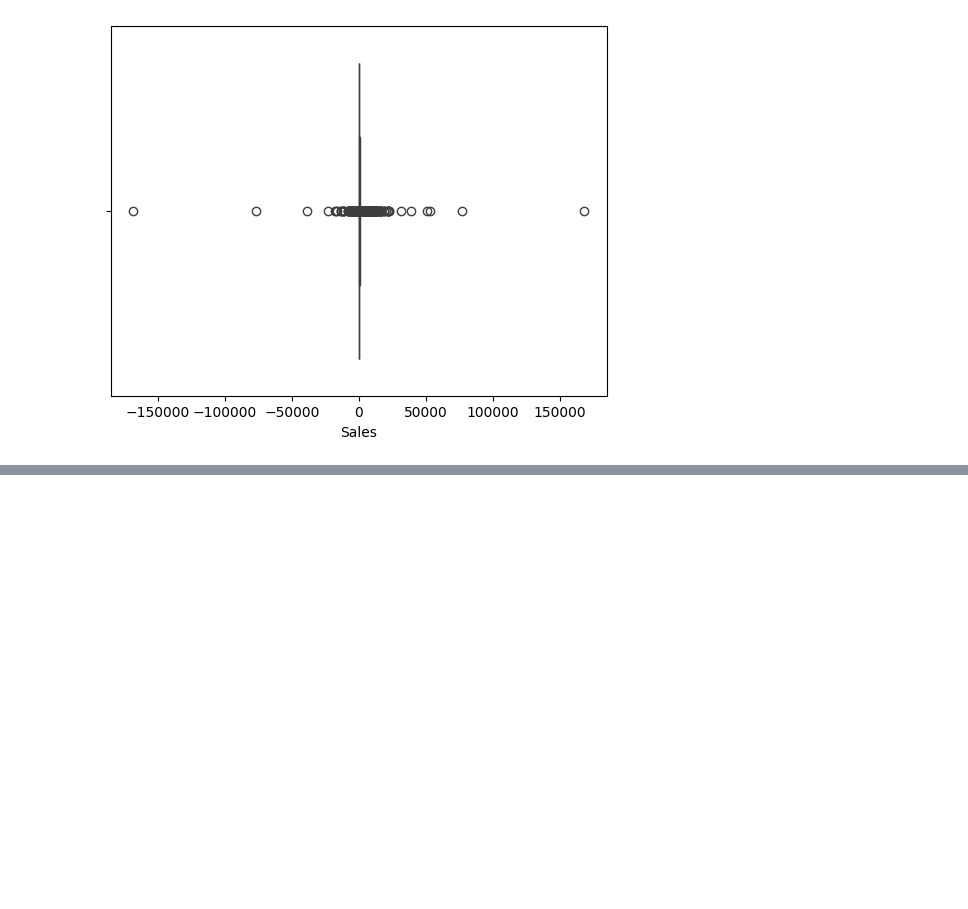
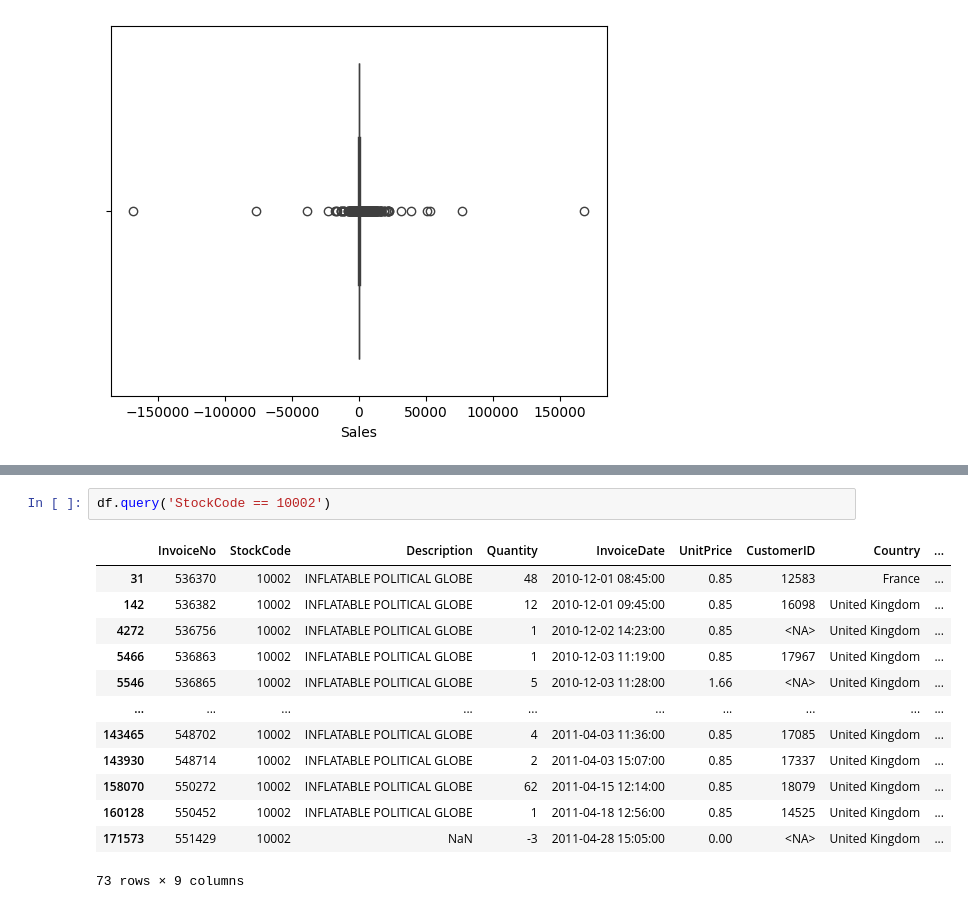
Before and after one commit to paulinaromanczuk/BD_AWDP_S1, a Jupyter notebook: online_retail_EDA.ipynb, the cells around one changed output, grey strips where cells are left out. Cells and saved outputs as stored; diff of their text form; blank space fills up the shorter version.

```diff
--- a/online_retail_EDA.ipynb
+++ b/online_retail_EDA.ipynb
@@ -151,0 +347,16 @@ plt.show()
+# %%
+df.query('StockCode == 10002')
+# %% [output]
+|  | InvoiceNo | StockCode | Description | Quantity | InvoiceDate | UnitPrice | CustomerID | Country | ... |
+| 31 | 536370 | 10002 | INFLATABLE POLITICAL GLOBE | 48 | 2010-12-01 08:45:00 | 0.85 | 12583 | France | ... |
+| 142 | 536382 | 10002 | INFLATABLE POLITICAL GLOBE | 12 | 2010-12-01 09:45:00 | 0.85 | 16098 | United Kingdom | ... |
+| 4272 | 536756 | 10002 | INFLATABLE POLITICAL GLOBE | 1 | 2010-12-02 14:23:00 | 0.85 | <NA> | United Kingdom | ... |
+| 5466 | 536863 | 10002 | INFLATABLE POLITICAL GLOBE | 1 | 2010-12-03 11:19:00 | 0.85 | 17967 | United Kingdom | ... |
+| 5546 | 536865 | 10002 | INFLATABLE POLITICAL GLOBE | 5 | 2010-12-03 11:28:00 | 1.66 | <NA> | United Kingdom | ... |
+| ... | ... | ... | ... | ... | ... | ... | ... | ... | ... |
+| 143465 | 548702 | 10002 | INFLATABLE POLITICAL GLOBE | 4 | 2011-04-03 11:36:00 | 0.85 | 17085 | United Kingdom | ... |
+| 143930 | 548714 | 10002 | INFLATABLE POLITICAL GLOBE | 2 | 2011-04-03 15:07:00 | 0.85 | 17337 | United Kingdom | ... |
+| 158070 | 550272 | 10002 | INFLATABLE POLITICAL GLOBE | 62 | 2011-04-15 12:14:00 | 0.85 | 18079 | United Kingdom | ... |
+| 160128 | 550452 | 10002 | INFLATABLE POLITICAL GLOBE | 1 | 2011-04-18 12:56:00 | 0.85 | 14525 | United Kingdom | ... |
+| 171573 | 551429 | 10002 | NaN | -3 | 2011-04-28 15:05:00 | 0.00 | <NA> | United Kingdom | ... |
+73 rows × 9 columns
```
Also changed, not shown: parts of 22 cells of this notebook.
